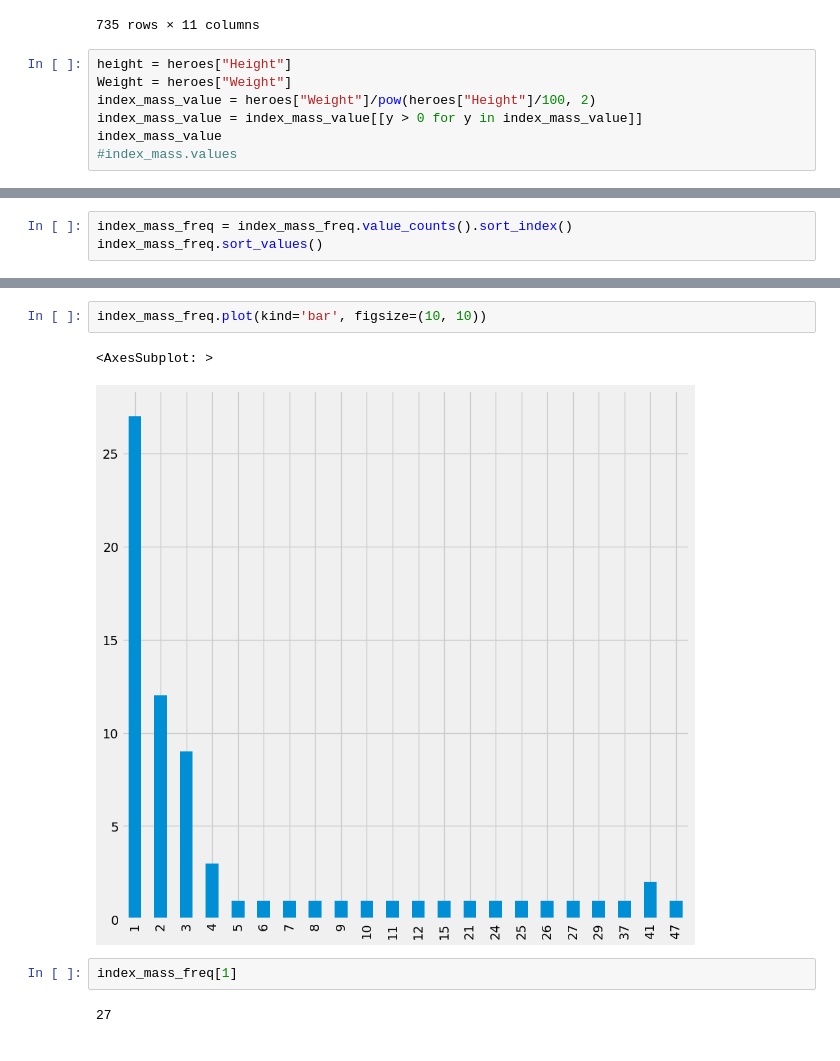
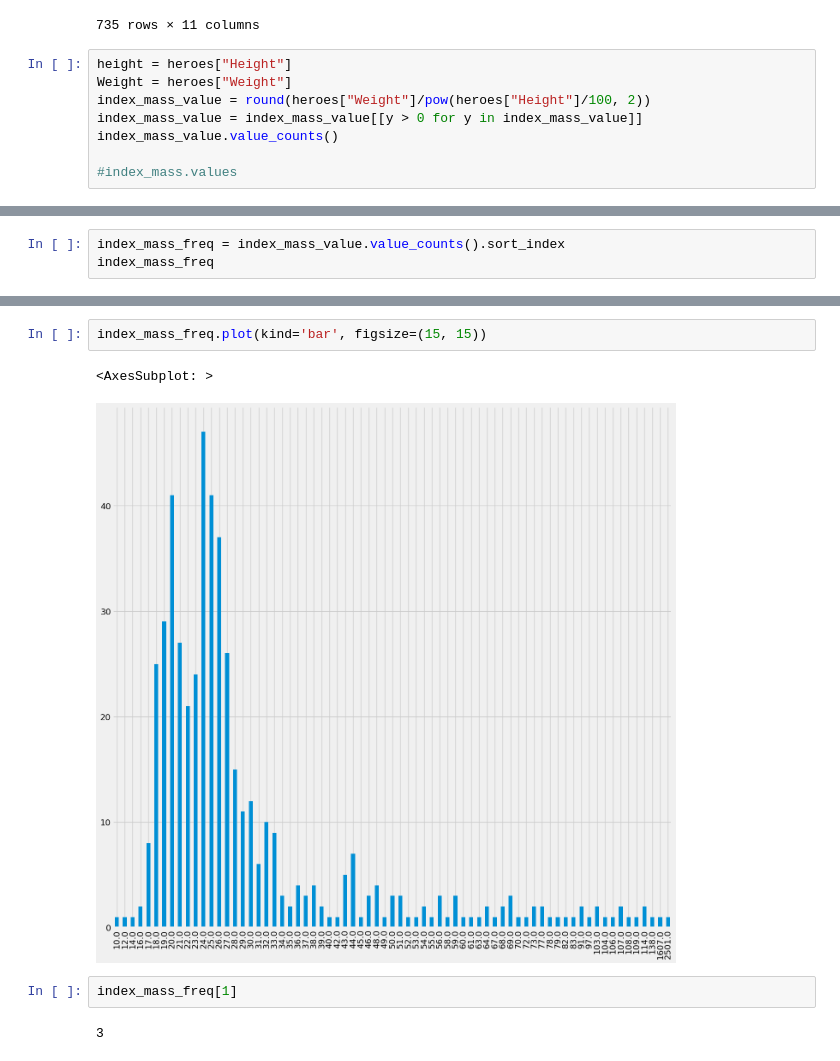
Before and after one commit to PippoZord/superhero-datascience, a Jupyter notebook: content/Esercitazioni/Anagrafica.ipynb, the cells around one changed output, grey strips where cells are left out. Saved outputs shown, nothing was run; the diff lists cells and outputs as text.

```diff
--- a/content/Esercitazioni/Anagrafica.ipynb
+++ b/content/Esercitazioni/Anagrafica.ipynb
@@ -420,8 +420,9 @@ heroes
 # %%
 height = heroes["Height"]
 Weight = heroes["Weight"]
-index_mass_value = heroes["Weight"]/pow(heroes["Height"]/100, 2)
+index_mass_value = round(heroes["Weight"]/pow(heroes["Height"]/100, 2))
 index_mass_value = index_mass_value[[y > 0 for y in index_mass_value]]
-index_mass_value
+index_mass_value.value_counts()
+
 #index_mass.values
 # %% [output]
@@ -460,4 +453,4 @@ Length: 491, dtype: float64
 # %%
-index_mass_freq = index_mass_freq.value_counts().sort_index()
-index_mass_freq.sort_values()
+index_mass_freq = index_mass_value.value_counts().sort_index
+index_mass_freq
 # %% [output]
@@ -488,9 +475,9 @@ plt.show()
 # %%
-index_mass_freq.plot(kind='bar', figsize=(10, 10))
+index_mass_freq.plot(kind='bar', figsize=(15, 15))
 # %% [output]
 <AxesSubplot: >
-[figure, old version]
+[figure, new version]
 # %%
 index_mass_freq[1]
 # %% [output]
-27
+3
```
Also changed, not shown: parts of 4 cells of this notebook.
